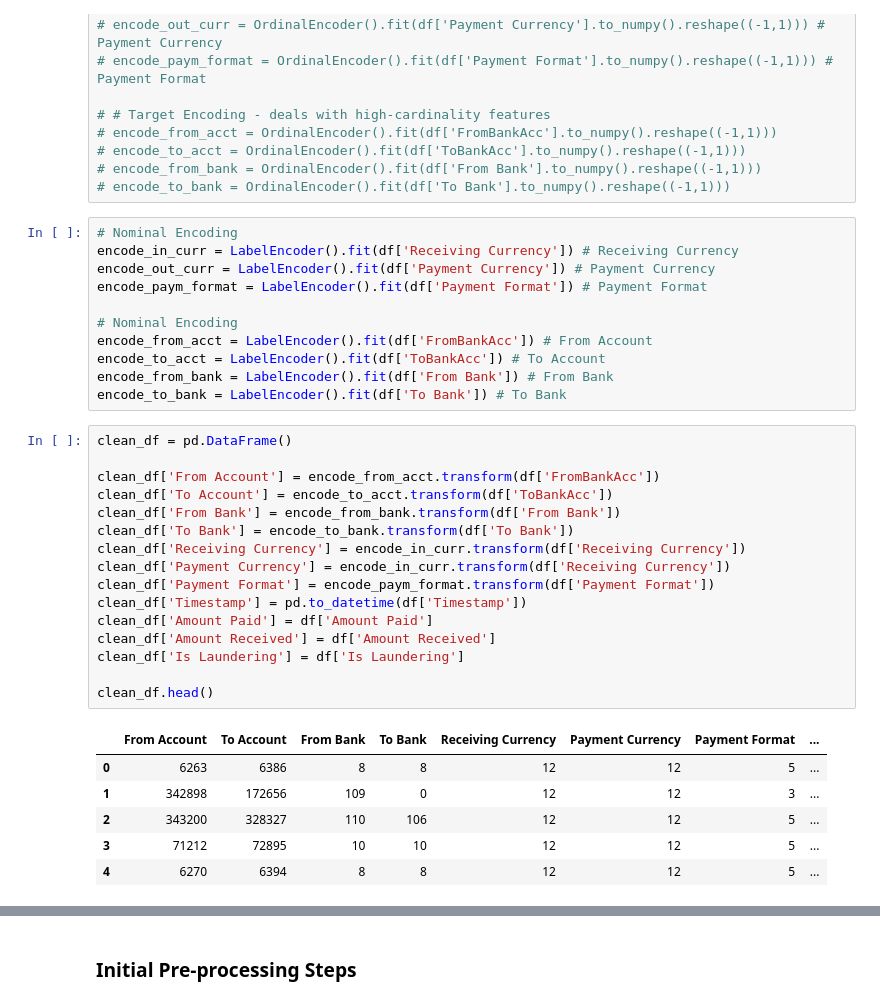
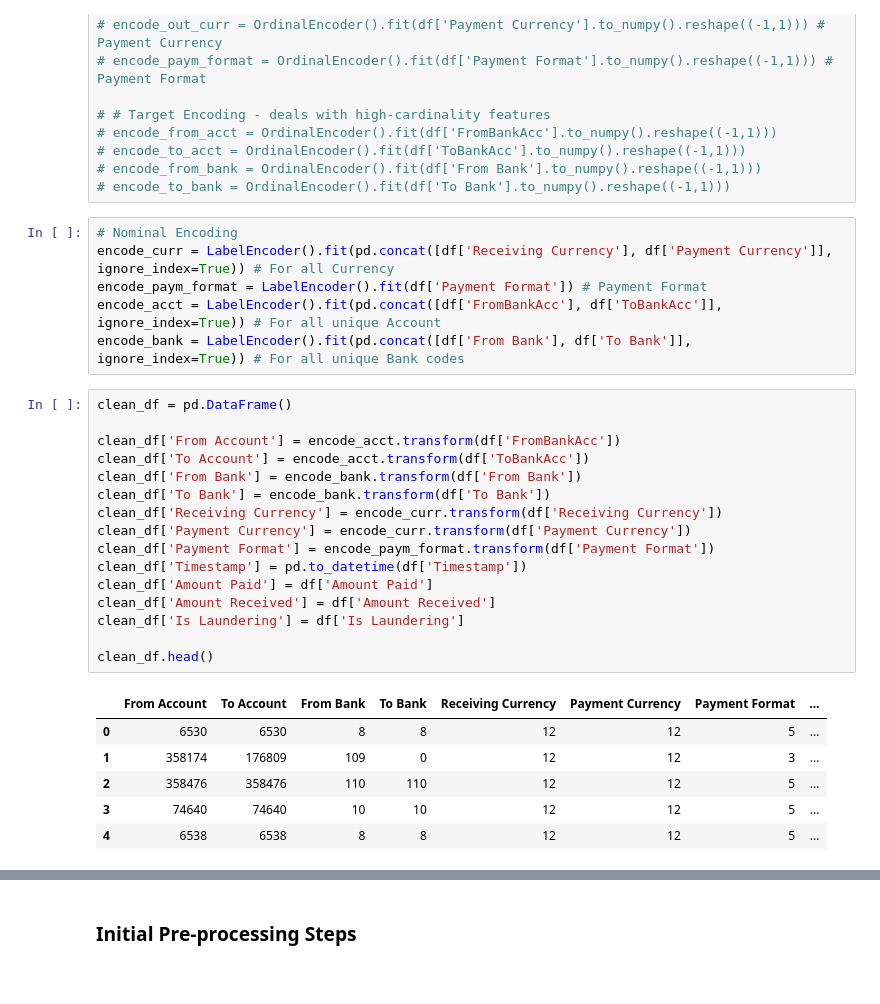
Before and after one commit to RuoqingEvelineWang/comp5340, a Jupyter notebook: data_processing.ipynb, the cells around one changed output, grey strips where cells are left out. Drawn from its saved outputs; the diff is of its cells as text.

```diff
--- a/data_processing.ipynb
+++ b/data_processing.ipynb
@@ -25,38 +25,33 @@ df['ToBankAcc'] = df.iloc[:,3].astype(str) + '_' + df.iloc[:,4]
 # encode_to_bank = OrdinalEncoder().fit(df['To Bank'].to_numpy().reshape((-1,1)))
 # %%
 # Nominal Encoding
-encode_in_curr = LabelEncoder().fit(df['Receiving Currency']) # Receiving Currency
-encode_out_curr = LabelEncoder().fit(df['Payment Currency']) # Payment Currency
+encode_curr = LabelEncoder().fit(pd.concat([df['Receiving Currency'], df['Payment Currency']], ignore_index=True)) # For all Currency
 encode_paym_format = LabelEncoder().fit(df['Payment Format']) # Payment Format
-
-# Nominal Encoding
-encode_from_acct = LabelEncoder().fit(df['FromBankAcc']) # From Account
-encode_to_acct = LabelEncoder().fit(df['ToBankAcc']) # To Account
-encode_from_bank = LabelEncoder().fit(df['From Bank']) # From Bank
-encode_to_bank = LabelEncoder().fit(df['To Bank']) # To Bank
+encode_acct = LabelEncoder().fit(pd.concat([df['FromBankAcc'], df['ToBankAcc']], ignore_index=True)) # For all unique Account
+encode_bank = LabelEncoder().fit(pd.concat([df['From Bank'], df['To Bank']], ignore_index=True)) # For all unique Bank codes
 # %%
 clean_df = pd.DataFrame()
 
-clean_df['From Account'] = encode_from_acct.transform(df['FromBankAcc'])
-clean_df['To Account'] = encode_to_acct.transform(df['ToBankAcc'])
-clean_df['From Bank'] = encode_from_bank.transform(df['From Bank'])
-clean_df['To Bank'] = encode_to_bank.transform(df['To Bank'])
-clean_df['Receiving Currency'] = encode_in_curr.transform(df['Receiving Currency'])
-clean_df['Payment Currency'] = encode_in_curr.transform(df['Receiving Currency'])
+clean_df['From Account'] = encode_acct.transform(df['FromBankAcc'])
+clean_df['To Account'] = encode_acct.transform(df['ToBankAcc'])
+clean_df['From Bank'] = encode_bank.transform(df['From Bank'])
+clean_df['To Bank'] = encode_bank.transform(df['To Bank'])
+clean_df['Receiving Currency'] = encode_curr.transform(df['Receiving Currency'])
+clean_df['Payment Currency'] = encode_curr.transform(df['Payment Currency'])
 clean_df['Payment Format'] = encode_paym_format.transform(df['Payment Format'])
 clean_df['Timestamp'] = pd.to_datetime(df['Timestamp'])
 clean_df['Amount Paid'] = df['Amount Paid']
 clean_df['Amount Received'] = df['Amount Received']
 clean_df['Is Laundering'] = df['Is Laundering']
 
 clean_df.head()
 # %% [output]
 |  | From Account | To Account | From Bank | To Bank | Receiving Currency | Payment Currency | Payment Format | ... |
-| 0 | 6263 | 6386 | 8 | 8 | 12 | 12 | 5 | ... |
-| 1 | 342898 | 172656 | 109 | 0 | 12 | 12 | 3 | ... |
-| 2 | 343200 | 328327 | 110 | 106 | 12 | 12 | 5 | ... |
-| 3 | 71212 | 72895 | 10 | 10 | 12 | 12 | 5 | ... |
-| 4 | 6270 | 6394 | 8 | 8 | 12 | 12 | 5 | ... |
+| 0 | 6530 | 6530 | 8 | 8 | 12 | 12 | 5 | ... |
+| 1 | 358174 | 176809 | 109 | 0 | 12 | 12 | 3 | ... |
+| 2 | 358476 | 358476 | 110 | 110 | 12 | 12 | 5 | ... |
+| 3 | 74640 | 74640 | 10 | 10 | 12 | 12 | 5 | ... |
+| 4 | 6538 | 6538 | 8 | 8 | 12 | 12 | 5 | ... |
 # %%
 clean_df.describe()
 # %% [output]
```
Also changed, not shown: parts of 3 cells of this notebook, 1 other file.
